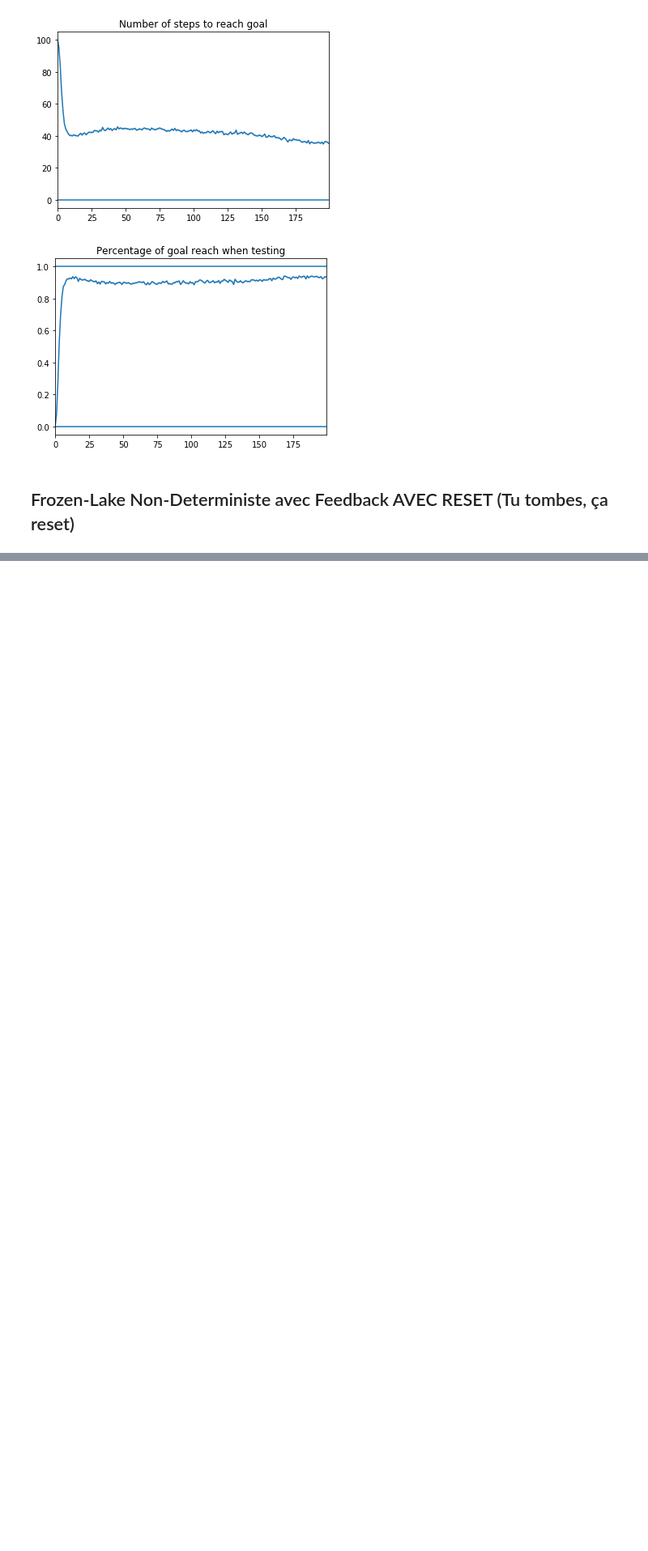
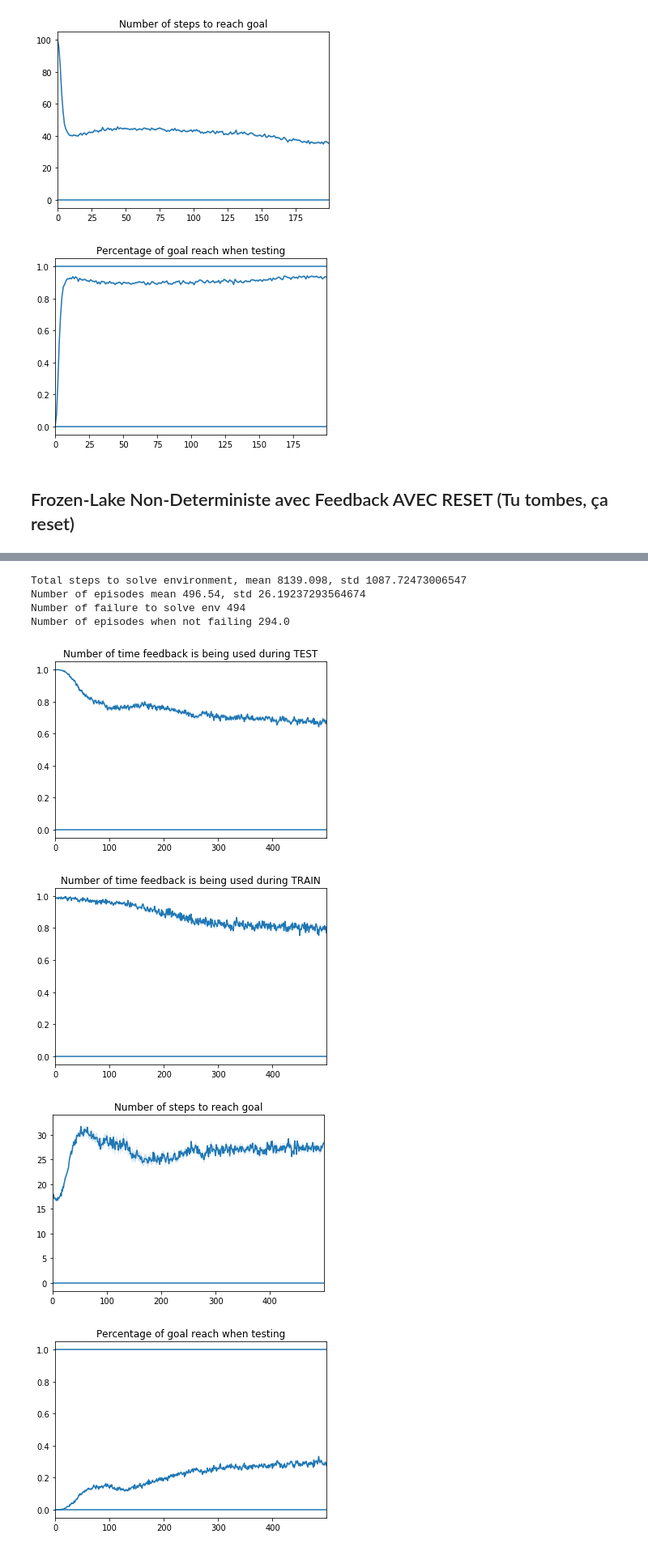
Before and after one commit to Mathieu-Seurin/safe_frozen_lake, a Jupyter notebook: test_safe.ipynb, the cells around one changed output, grey strips where cells are left out. Shown at 81% size. Cells and saved outputs as stored; diff of their text form; code cells hidden in the pictures; blank space fills up the shorter version.

```diff
--- a/test_safe.ipynb
+++ b/test_safe.ipynb
@@ -78,7 +82,7 @@ def test_algo(algo, game, repeat=1):
 # %%
-def run_expe(create_algo, game, max_ep, n_tests, percentage_to_success, verbose=True):
+def run_expe(create_algo, game, n_episodes_train, n_tests, percentage_to_success, verbose=True):
 
-    first_ep_where_goal_is_reached = max_ep
+    first_ep_where_goal_is_reached = n_episodes_train
 
     algo = create_algo()
 
@@ -87,10 +91,10 @@ def run_expe(create_algo, game, max_ep, n_tests, percentage_to_success, verbose=
     total_feedback_list_test = []
     percentage_goal_reach_list = []
     num_steps_list = []
+    steps_to_reach_goal_list = []
 
 
-
-    for ep in range(max_ep):
+    for ep in range(n_episodes_train):
 
         assert algo.current_eps >= algo.minimum_epsilon, "Failed to change epsilon"
         state = game.reset()
@@ -126,11 +130,13 @@ def run_expe(create_algo, game, max_ep, n_tests, percentage_to_success, verbose=
 
         total_feedback_list_train.append(feedback_train_this_ep)
 
-        count_optimal_policy, count_goal_reach, n_feedback, num_steps = test_algo(algo, game, repeat=n_tests)
+        count_optimal_policy, count_goal_reach, n_feedback, num_steps, steps_to_reach_goal \
+            = test_algo(algo, game, repeat=n_tests)
 
         total_feedback_list_test.append(n_feedback)
         percentage_goal_reach_list.append(count_goal_reach / n_tests)
         num_steps_list.append(num_steps)
+        steps_to_reach_goal_list.append(steps_to_reach_goal)
 
         if count_optimal_policy / n_tests >= percentage_to_success:
             break
@@ -144,6 +150,7 @@ def run_expe(create_algo, game, max_ep, n_tests, percentage_to_success, verbose=
     run_info['feedback_number_train_list'] = total_feedback_list_train
     run_info['num_steps_list'] = num_steps_list
     run_info['percentage_goal_reach_list'] = percentage_goal_reach_list
+    run_info['steps_to_reach_goal'] = steps_to_reach_goal_list
 
     return run_info
 # %%
@@ -585,0 +615,20 @@ res_non_det_neg_rew = run_multiple_expe(algo, game, n_expe=500, max_ep=200, n_te
+# %%
+gamma = 0.99
+expected_exploration_steps = 3000
+lr = 0.7
+
+reward_when_falling = -0.1
+game = FrozenLakeEnvStop(is_slippery=True, reward_when_falling=reward_when_falling, reset_when_falling=True)
+
+algo = lambda : TabQLearning(16, 4, gamma=gamma, lr=lr, expected_exploration_steps=expected_exploration_steps)
+
+res_non_det_neg_rew = run_multiple_expe(algo, game, n_expe=500, n_episodes_train=500, n_tests=5, percentage_to_success=0.9)
+# %% [output]
+Total steps to solve environment, mean 8139.098, std 1087.72473006547
+Number of episodes mean 496.54, std 26.19237293564674
+Number of failure to solve env 494
+Number of episodes when not failing 294.0
+[figure, added]
+[figure, added]
+[figure, added]
+[figure, added]
```
Also changed, not shown: parts of 26 cells of this notebook.
